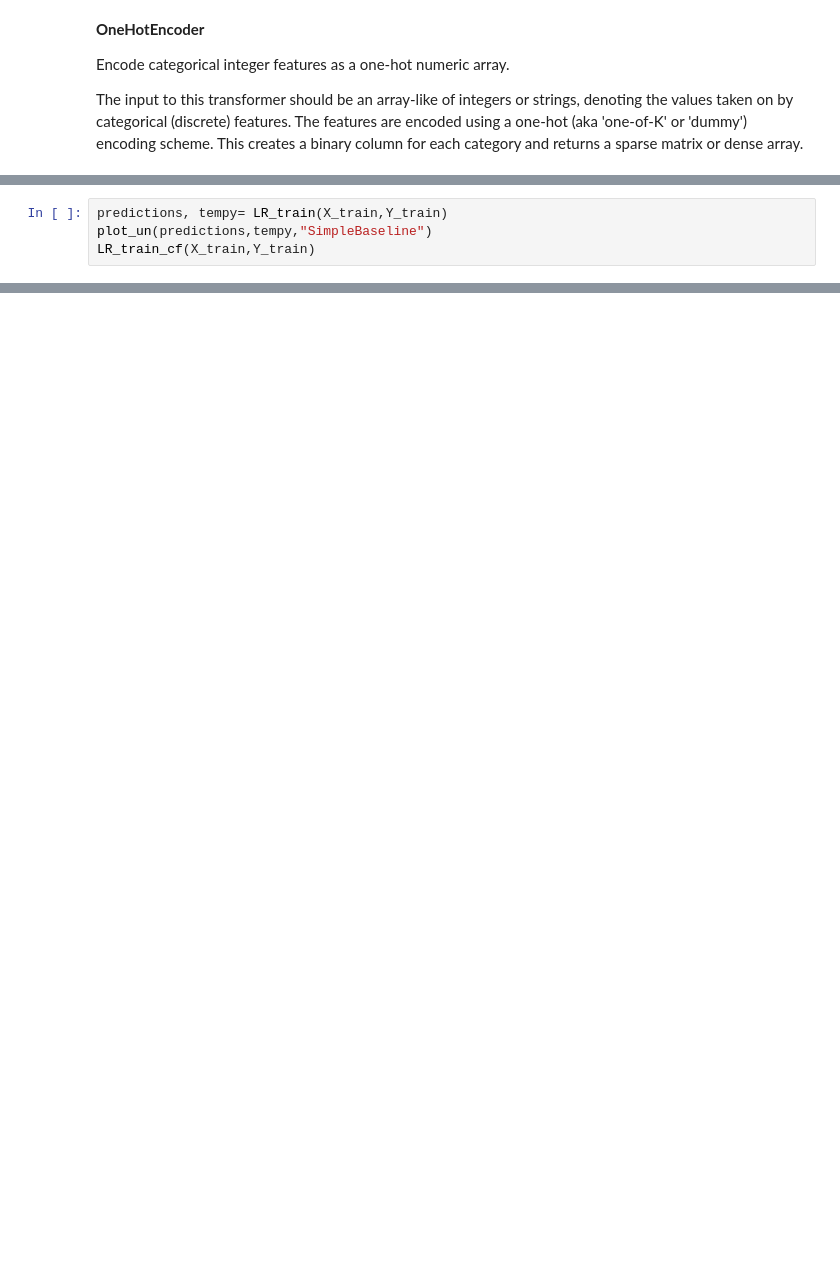
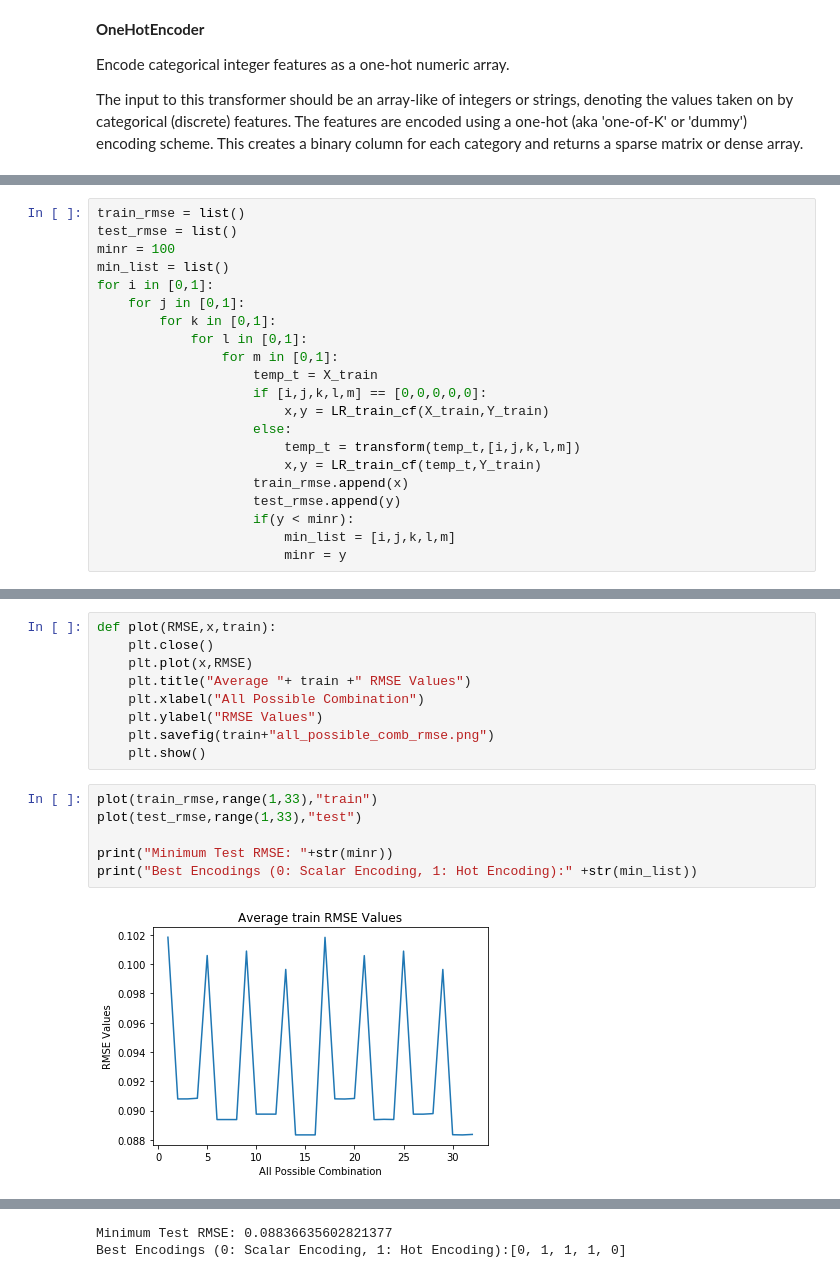
Before and after one commit to OmkarMehta/Regression-Analysis, a Jupyter notebook: Part_1.ipynb, the cells around one changed output, grey strips where cells are left out. Saved outputs shown, nothing was run; the diff lists cells and outputs as text; blank space fills up the shorter version.

```diff
--- a/Part_1.ipynb
+++ b/Part_1.ipynb
@@ -347,4 +433,21 @@ array([[1., 0., 0., ..., 0., 0., 0.],
-# %%
-predictions, tempy= LR_train(X_train,Y_train)
-plot_un(predictions,tempy,"SimpleBaseline")
-LR_train_cf(X_train,Y_train)
+# %%
+train_rmse = list()
+test_rmse = list()
+minr = 100
+min_list = list()
+for i in [0,1]:
+    for j in [0,1]:
+        for k in [0,1]:
+            for l in [0,1]:
+                for m in [0,1]:
+                    temp_t = X_train
+                    if [i,j,k,l,m] == [0,0,0,0,0]:
+                        x,y = LR_train_cf(X_train,Y_train)
+                    else:
+                        temp_t = transform(temp_t,[i,j,k,l,m])
+                        x,y = LR_train_cf(temp_t,Y_train)
+                    train_rmse.append(x)
+                    test_rmse.append(y)
+                    if(y < minr):
+                        min_list = [i,j,k,l,m]
+                        minr = y
@@ -350,0 +527,17 @@ LR_train_cf(X_train,Y_train)
+# %%
+def plot(RMSE,x,train):
+    plt.close()
+    plt.plot(x,RMSE)
+    plt.title("Average "+ train +" RMSE Values")
+    plt.xlabel("All Possible Combination")
+    plt.ylabel("RMSE Values")
+    plt.savefig(train+"all_possible_comb_rmse.png")
+    plt.show()
+# %%
+plot(train_rmse,range(1,33),"train")
+plot(test_rmse,range(1,33),"test")
+
+print("Minimum Test RMSE: "+str(minr))
+print("Best Encodings (0: Scalar Encoding, 1: Hot Encoding):" +str(min_list))
+# %% [output]
+[figure, added]
@@ -350,0 +545,2 @@ LR_train_cf(X_train,Y_train)
+Minimum Test RMSE: 0.08836635602821377
+Best Encodings (0: Scalar Encoding, 1: Hot Encoding):[0, 1, 1, 1, 0]
```
Also changed, not shown: parts of 25 cells of this notebook.
